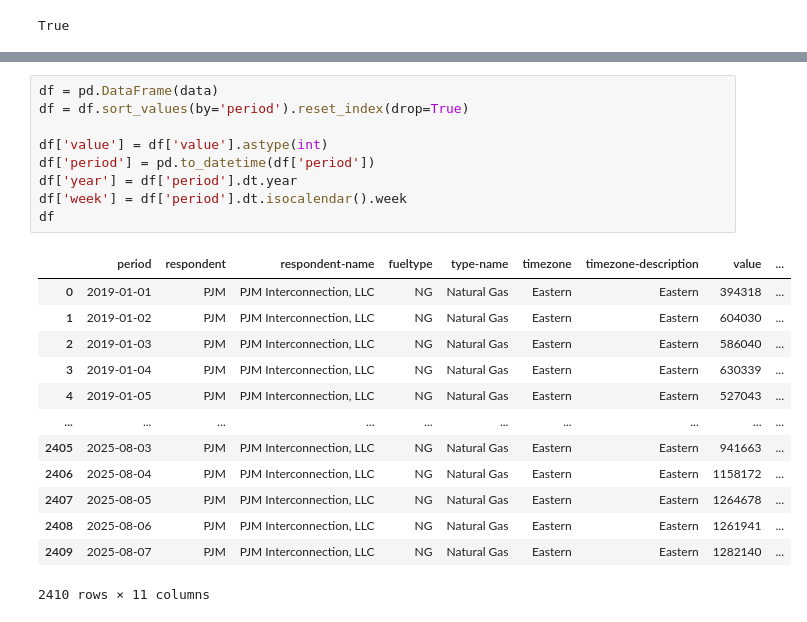
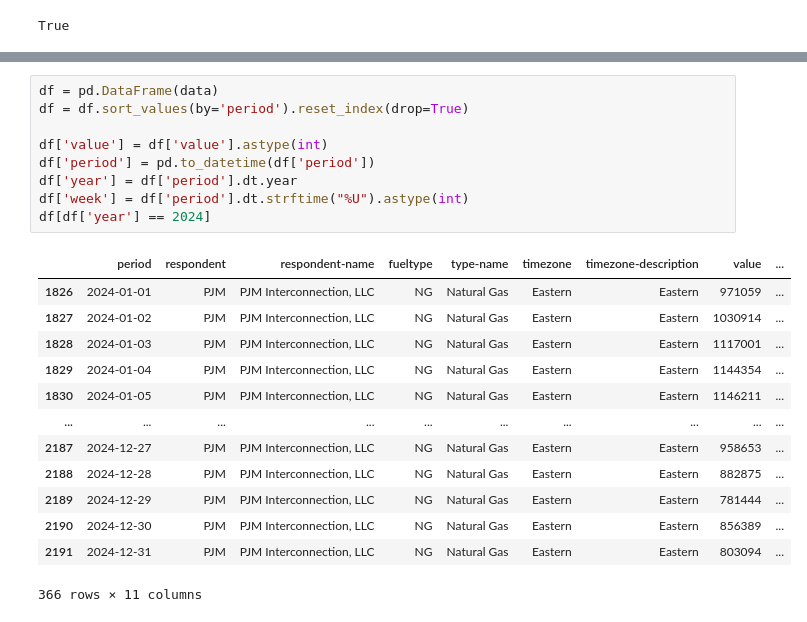
Before and after one commit to JCalago02/Nat-Gas-Model, a Jupyter notebook: notebooks/power_gen.ipynb, the cells around one changed output, grey strips where cells are left out. Drawn from its saved outputs; the diff is of its cells as text.

```diff
--- a/notebooks/power_gen.ipynb
+++ b/notebooks/power_gen.ipynb
@@ -23,24 +23,24 @@ Querying 2410 rows of data...
 # %%
 df = pd.DataFrame(data)
 df = df.sort_values(by='period').reset_index(drop=True)
 
 df['value'] = df['value'].astype(int)
 df['period'] = pd.to_datetime(df['period'])
 df['year'] = df['period'].dt.year
-df['week'] = df['period'].dt.isocalendar().week
-df
+df['week'] = df['period'].dt.strftime("%U").astype(int)
+df[df['year'] == 2024]
 # %% [output]
 |  | period | respondent | respondent-name | fueltype | type-name | timezone | timezone-description | value | ... |
-| 0 | 2019-01-01 | PJM | PJM Interconnection, LLC | NG | Natural Gas | Eastern | Eastern | 394318 | ... |
-| 1 | 2019-01-02 | PJM | PJM Interconnection, LLC | NG | Natural Gas | Eastern | Eastern | 604030 | ... |
-| 2 | 2019-01-03 | PJM | PJM Interconnection, LLC | NG | Natural Gas | Eastern | Eastern | 586040 | ... |
-| 3 | 2019-01-04 | PJM | PJM Interconnection, LLC | NG | Natural Gas | Eastern | Eastern | 630339 | ... |
-| 4 | 2019-01-05 | PJM | PJM Interconnection, LLC | NG | Natural Gas | Eastern | Eastern | 527043 | ... |
+| 1826 | 2024-01-01 | PJM | PJM Interconnection, LLC | NG | Natural Gas | Eastern | Eastern | 971059 | ... |
+| 1827 | 2024-01-02 | PJM | PJM Interconnection, LLC | NG | Natural Gas | Eastern | Eastern | 1030914 | ... |
+| 1828 | 2024-01-03 | PJM | PJM Interconnection, LLC | NG | Natural Gas | Eastern | Eastern | 1117001 | ... |
+| 1829 | 2024-01-04 | PJM | PJM Interconnection, LLC | NG | Natural Gas | Eastern | Eastern | 1144354 | ... |
+| 1830 | 2024-01-05 | PJM | PJM Interconnection, LLC | NG | Natural Gas | Eastern | Eastern | 1146211 | ... |
 | ... | ... | ... | ... | ... | ... | ... | ... | ... | ... |
-| 2405 | 2025-08-03 | PJM | PJM Interconnection, LLC | NG | Natural Gas | Eastern | Eastern | 941663 | ... |
-| 2406 | 2025-08-04 | PJM | PJM Interconnection, LLC | NG | Natural Gas | Eastern | Eastern | 1158172 | ... |
-| 2407 | 2025-08-05 | PJM | PJM Interconnection, LLC | NG | Natural Gas | Eastern | Eastern | 1264678 | ... |
-| 2408 | 2025-08-06 | PJM | PJM Interconnection, LLC | NG | Natural Gas | Eastern | Eastern | 1261941 | ... |
-| 2409 | 2025-08-07 | PJM | PJM Interconnection, LLC | NG | Natural Gas | Eastern | Eastern | 1282140 | ... |
+| 2187 | 2024-12-27 | PJM | PJM Interconnection, LLC | NG | Natural Gas | Eastern | Eastern | 958653 | ... |
+| 2188 | 2024-12-28 | PJM | PJM Interconnection, LLC | NG | Natural Gas | Eastern | Eastern | 882875 | ... |
+| 2189 | 2024-12-29 | PJM | PJM Interconnection, LLC | NG | Natural Gas | Eastern | Eastern | 781444 | ... |
+| 2190 | 2024-12-30 | PJM | PJM Interconnection, LLC | NG | Natural Gas | Eastern | Eastern | 856389 | ... |
+| 2191 | 2024-12-31 | PJM | PJM Interconnection, LLC | NG | Natural Gas | Eastern | Eastern | 803094 | ... |
-2410 rows × 11 columns
+366 rows × 11 columns
 # %%
```
Also changed, not shown: parts of 2 cells of this notebook, 2 other files.
